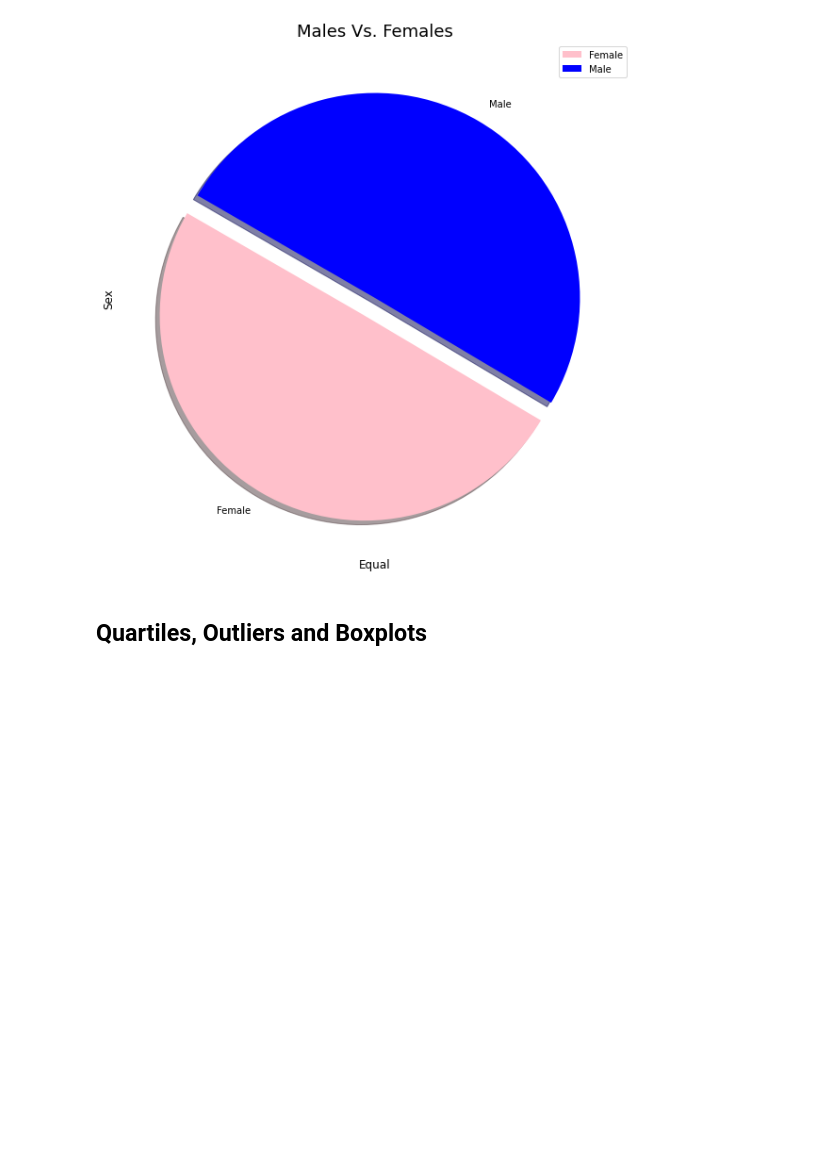
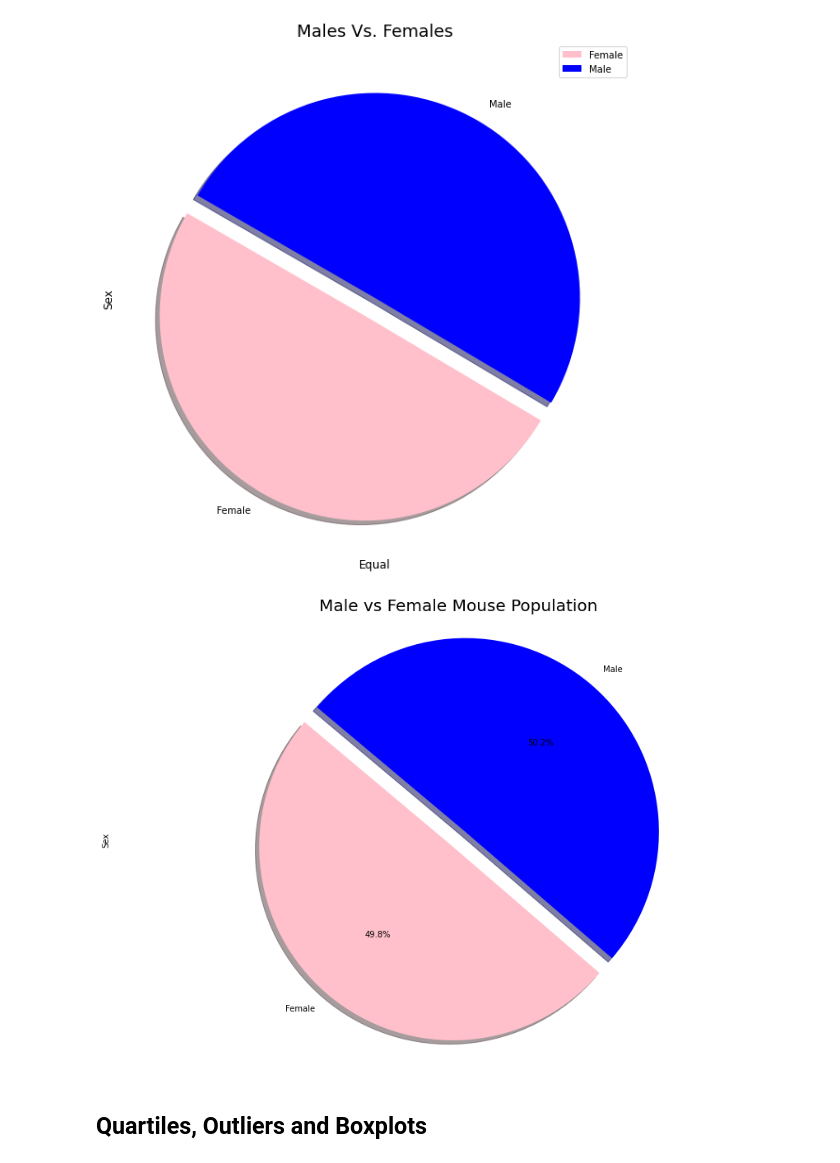
Before and after one commit to 86burke/matplotlib_challenge, a Jupyter notebook: Instructions/Pymaceuticals/pymaceuticals_starter.ipynb, the cells around one changed output. Drawn from its saved outputs; the diff is of its cells as text; code cells hidden in the pictures; blank space fills up the shorter version.

```diff
--- a/Instructions/Pymaceuticals/pymaceuticals_starter.ipynb
+++ b/Instructions/Pymaceuticals/pymaceuticals_starter.ipynb
@@ -167,3 +185,28 @@ plt.show()
+# %%
+# Generate a pie plot showing the distribution of female versus male mice using pyplot
+labels = ["Female","Male"]
+
+#List the values of each section of the pie chart
+sizes = [49.799197,50.200803]
+
+#Set colors for each section of the pie
+colors = ['pink', 'blue']
+
+#Determoine which section of the circle to detach
+explode = (0.1, 0)
+
+#Create the pie chart based upon the values
+fig1, ax1 = plt.subplots(figsize=(15, 10))
+plt.pie(sizes, explode=explode,labels=labels, colors=colors, autopct="%1.1f%%", shadow=True, startangle=140,)
+plt.title('Male vs Female Mouse Population',fontsize = 20)
+plt.ylabel('Sex')
+#Set equal axis
+plt.axis('equal')
+
+
+plt.show()
+# %% [output]
+[figure, added]
 # %% [markdown]
 ## Quartiles, Outliers and Boxplots
 # %%
```
Also changed, not shown: parts of 12 cells of this notebook.
